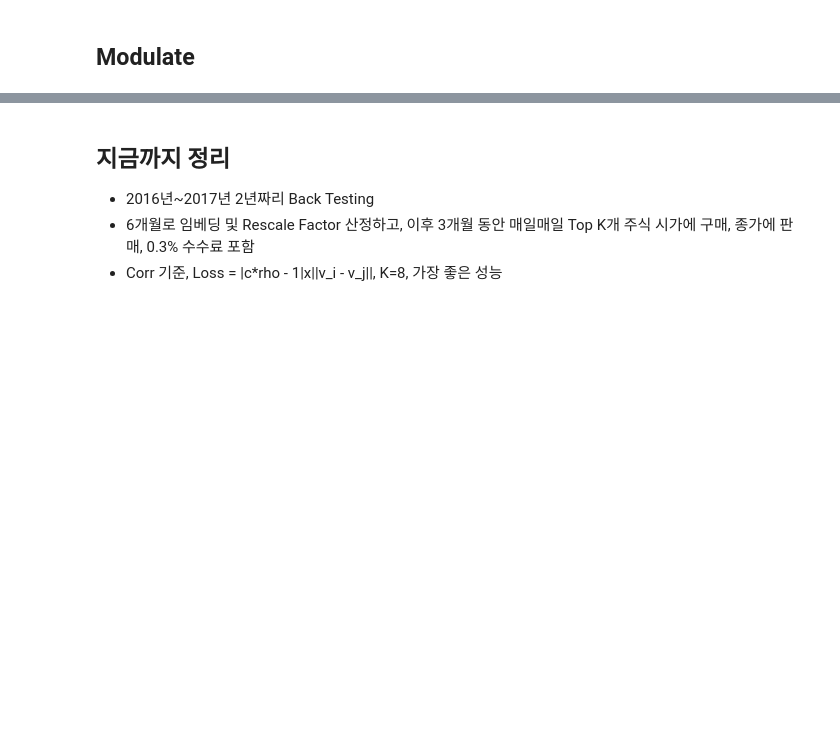
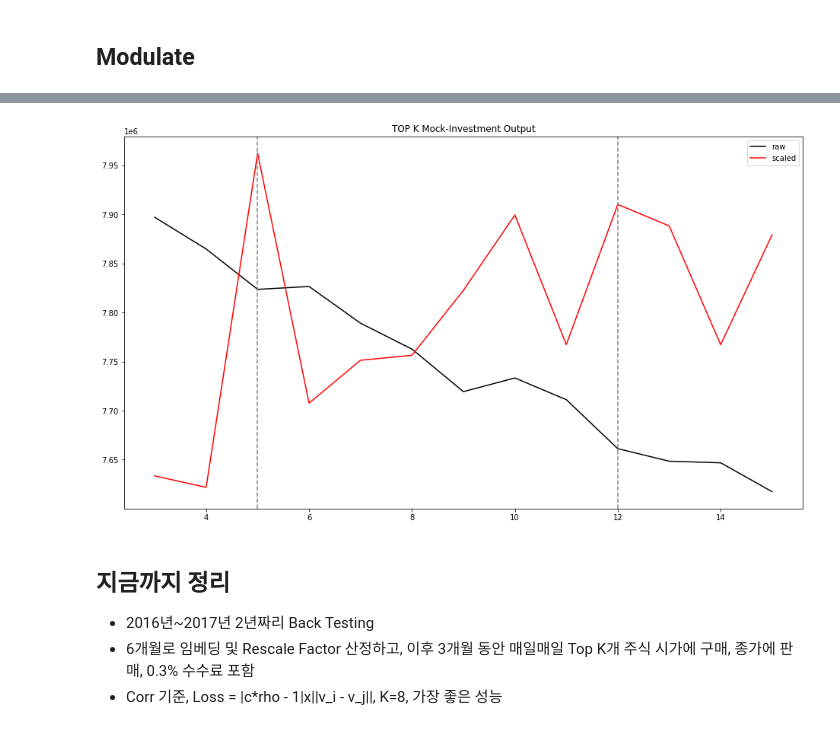
Before and after one commit to reyllama/TTIO, a Jupyter notebook: 07_BackTest.ipynb, the cells around one changed output, grey strips where cells are left out. Saved outputs shown, nothing was run; the diff lists cells and outputs as text; code cells hidden in the pictures; blank space fills up the shorter version.

```diff
--- a/07_BackTest.ipynb
+++ b/07_BackTest.ipynb
@@ -359,3 +377,18 @@ output.groupby('K')[['scaled', 'raw', 'diff']].mean()
+# %%
+plt.figure(figsize=(16,9))
+plt.title("TOP K Mock-Investment Output")
+xx = list(range(3, 16))
+yy = output.groupby('K')[['scaled', 'raw', 'diff']].mean()
+plt.plot(xx, yy['raw'], color='k', label='raw')
+plt.plot(xx, yy['scaled'], color='red', label='scaled')
+# plt.bar(xx, yy['diff'], color='gray', label='difference')
+plt.axvline(x=5, color='gray', ls='--')
+plt.axvline(x=12, color='gray', ls='--')
+plt.legend()
+plt.savefig('backtest_topK_ROBUST_extended_plot.png')
+plt.show()
+# %% [output]
+[figure, added]
 # %% [markdown]
 ## 지금까지 정리
 
```
Also changed, not shown: parts of 8 cells of this notebook.
